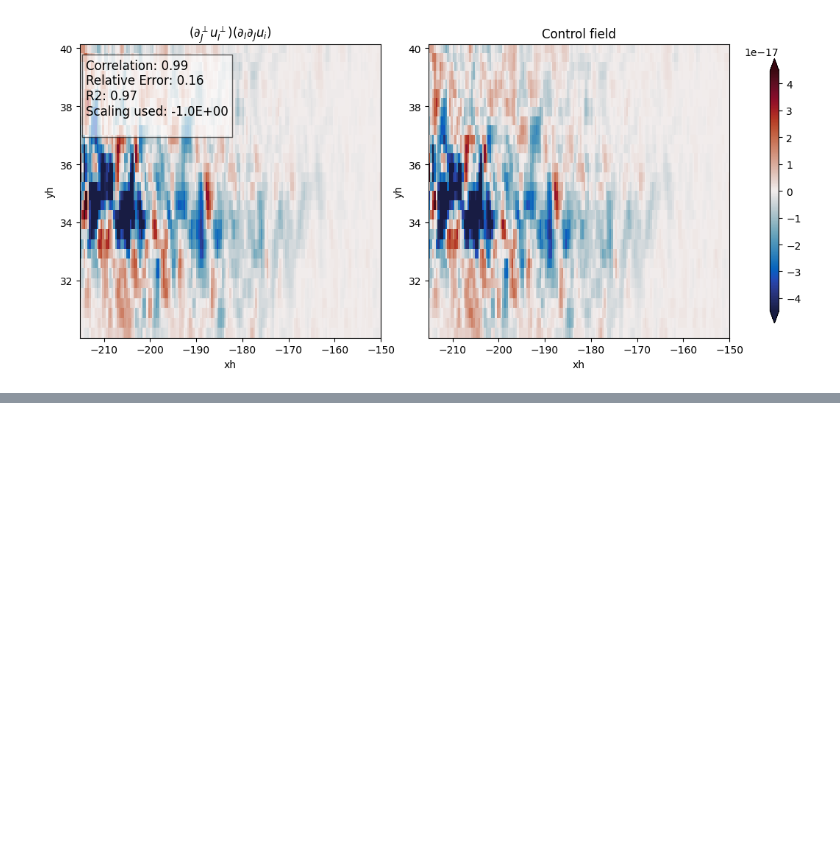
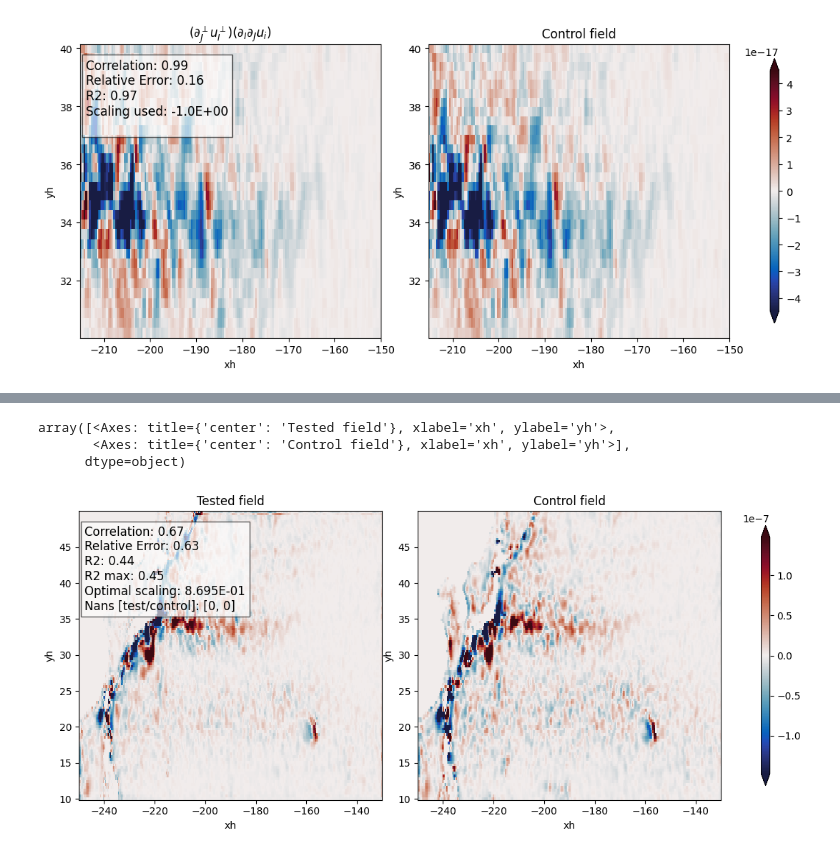
Before and after one commit to m2lines/ANN-momentum-mesoscale, a Jupyter notebook: notebooks/tensor-regression-mean.ipynb, the cells around one changed output, grey strips where cells are left out. Saved outputs shown, nothing was run; the diff lists cells and outputs as text; code cells hidden in the pictures; blank space fills up the shorter version.

```diff
--- a/notebooks/tensor-regression-mean.ipynb
+++ b/notebooks/tensor-regression-mean.ipynb
@@ -188,0 +219,7 @@ ds['transfer'].isel(i=1).plot()
+# %%
+compare(fitted_model['SGS_mean'], ds['SGS_mean'], selector=select_Pacific, scale=False)
+# %% [output]
+array([<Axes: title={'center': 'Tested field'}, xlabel='xh', ylabel='yh'>,
+       <Axes: title={'center': 'Control field'}, xlabel='xh', ylabel='yh'>],
+      dtype=object)
+[figure, added]
```
Also changed, not shown: parts of 11 cells of this notebook.
